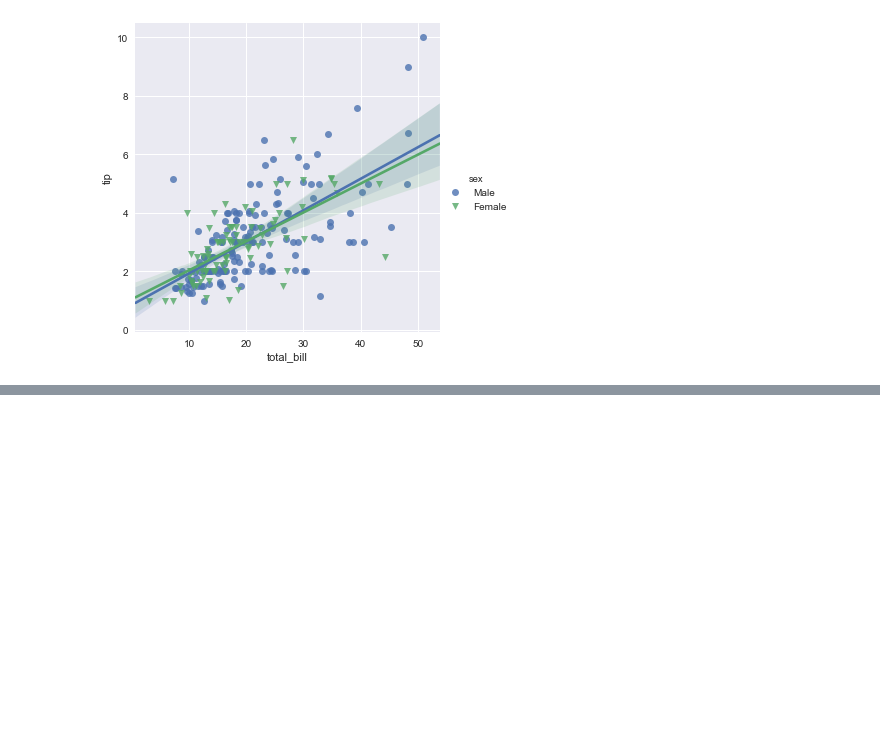
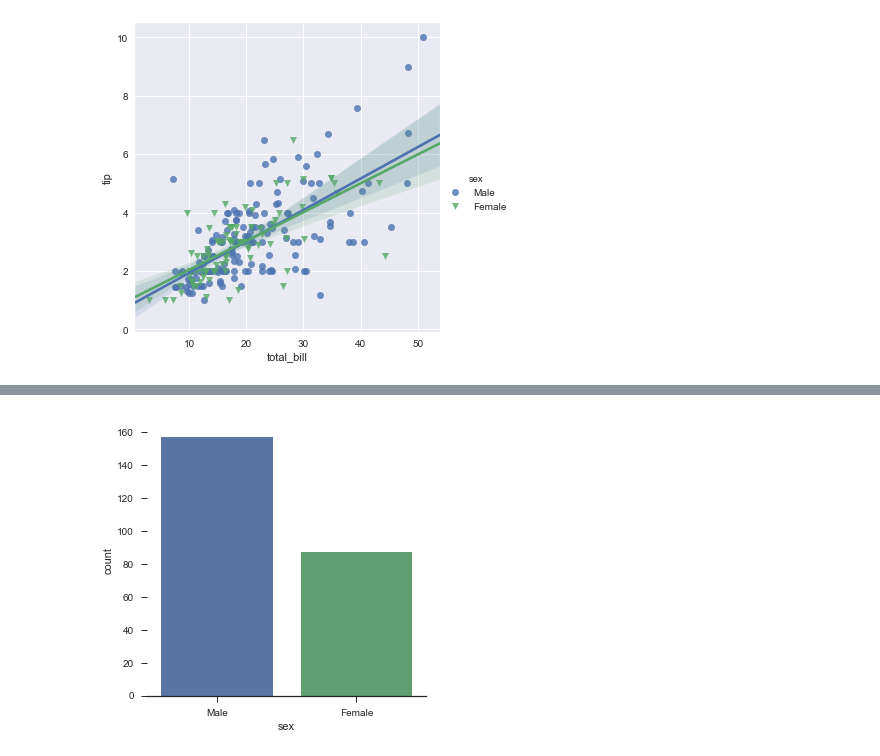
Before and after one commit to akshaybrij/Data_Science, a Jupyter notebook: Seaborn.ipynb, the cells around one changed output, grey strips where cells are left out. Cells and saved outputs as stored; diff of their text form; code cells hidden in the pictures; blank space fills up the shorter version.

```diff
--- a/Seaborn.ipynb
+++ b/Seaborn.ipynb
@@ -125,0 +134,7 @@ sns.lmplot(x='total_bill',y='tip',data=tip ,hue='sex',markers=['o','v'])
+# %%
+sns.set_style('ticks')
+plt.figure(figsize=(5,5))
+sns.countplot('sex',data=tip)
+sns.despine(left=True,bottom=False)
+# %% [output]
+[figure, added]
```
Also changed, not shown: parts of 4 cells of this notebook.
